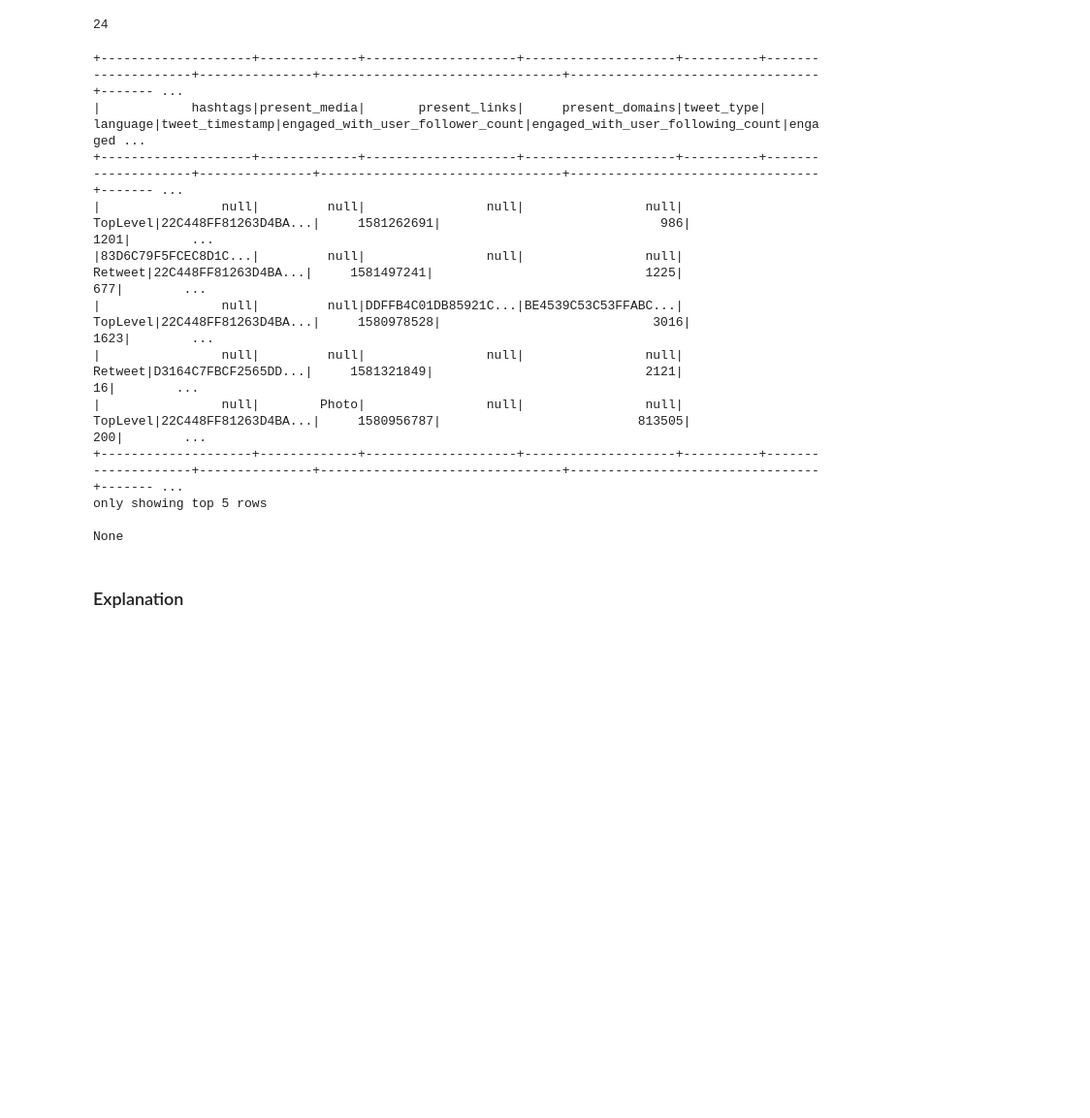
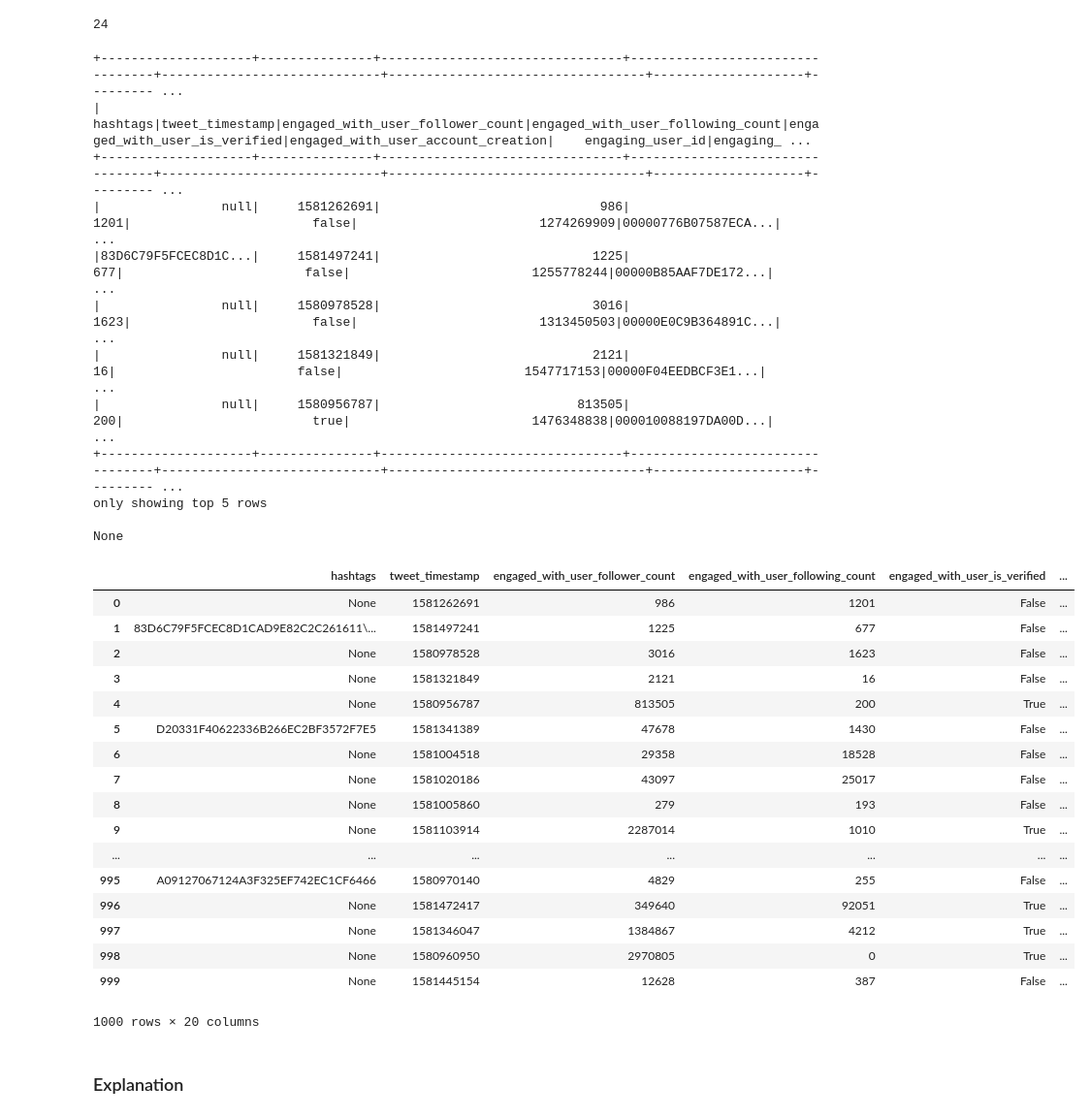
Before and after one commit to BrennerG/recsys-twitter, a Jupyter notebook: src/Twitter.ipynb, the cells around one changed output. Shown: that part at 97% size. Drawn from its saved outputs; the diff is of its cells as text; code cells hidden in the pictures; blank space fills up the shorter version.

Commit message:
preprocessing nearly done

```diff
--- a/src/Twitter.ipynb
+++ b/src/Twitter.ipynb
@@ -145,20 +195,40 @@ from twitter_preproc import *
 # %%
 preproc = twitter_preproc(spark, sc, train, column_names, SCHEMA)
 print(preproc.getDF().show(5))
 #print(preproc.getDF().show(5))
+import pandas as pd
+pd.DataFrame(preproc.getDF().take(1000), columns=preproc.getDF().columns)
 # %% [output]
-+--------------------+-------------+--------------------+--------------------+----------+--------------------+---------------+--------------------------------+---------------------------------+------- ...
-|            hashtags|present_media|       present_links|     present_domains|tweet_type|            language|tweet_timestamp|engaged_with_user_follower_count|engaged_with_user_following_count|engaged ...
-+--------------------+-------------+--------------------+--------------------+----------+--------------------+---------------+--------------------------------+---------------------------------+------- ...
-|                null|         null|                null|                null|  TopLevel|22C448FF81263D4BA...|     1581262691|                             986|                             1201|        ...
-|83D6C79F5FCEC8D1C...|         null|                null|                null|   Retweet|22C448FF81263D4BA...|     1581497241|                            1225|                              677|        ...
-|                null|         null|DDFFB4C01DB85921C...|BE4539C53C53FFABC...|  TopLevel|22C448FF81263D4BA...|     1580978528|                            3016|                             1623|        ...
-|                null|         null|                null|                null|   Retweet|D3164C7FBCF2565DD...|     1581321849|                            2121|                               16|        ...
-|                null|        Photo|                null|                null|  TopLevel|22C448FF81263D4BA...|     1580956787|                          813505|                              200|        ...
-+--------------------+-------------+--------------------+--------------------+----------+--------------------+---------------+--------------------------------+---------------------------------+------- ...
++--------------------+---------------+--------------------------------+---------------------------------+-----------------------------+----------------------------------+--------------------+--------- ...
+|            hashtags|tweet_timestamp|engaged_with_user_follower_count|engaged_with_user_following_count|engaged_with_user_is_verified|engaged_with_user_account_creation|    engaging_user_id|engaging_ ...
++--------------------+---------------+--------------------------------+---------------------------------+-----------------------------+----------------------------------+--------------------+--------- ...
+|                null|     1581262691|                             986|                             1201|                        false|                        1274269909|00000776B07587ECA...|          ...
+|83D6C79F5FCEC8D1C...|     1581497241|                            1225|                              677|                        false|                        1255778244|00000B85AAF7DE172...|          ...
+|                null|     1580978528|                            3016|                             1623|                        false|                        1313450503|00000E0C9B364891C...|          ...
+|                null|     1581321849|                            2121|                               16|                        false|                        1547717153|00000F04EEDBCF3E1...|          ...
+|                null|     1580956787|                          813505|                              200|                         true|                        1476348838|000010088197DA00D...|          ...
++--------------------+---------------+--------------------------------+---------------------------------+-----------------------------+----------------------------------+--------------------+--------- ...
 only showing top 5 rows
 
 None
+|  | hashtags | tweet_timestamp | engaged_with_user_follower_count | engaged_with_user_following_count | engaged_with_user_is_verified | ... |
+| 0 | None | 1581262691 | 986 | 1201 | False | ... |
+| 1 | 83D6C79F5FCEC8D1CAD9E82C2C261611\... | 1581497241 | 1225 | 677 | False | ... |
+| 2 | None | 1580978528 | 3016 | 1623 | False | ... |
+| 3 | None | 1581321849 | 2121 | 16 | False | ... |
+| 4 | None | 1580956787 | 813505 | 200 | True | ... |
+| 5 | D20331F40622336B266EC2BF3572F7E5 | 1581341389 | 47678 | 1430 | False | ... |
+| 6 | None | 1581004518 | 29358 | 18528 | False | ... |
+| 7 | None | 1581020186 | 43097 | 25017 | False | ... |
+| 8 | None | 1581005860 | 279 | 193 | False | ... |
+| 9 | None | 1581103914 | 2287014 | 1010 | True | ... |
+| ... | ... | ... | ... | ... | ... | ... |
+| 995 | A09127067124A3F325EF742EC1CF6466 | 1580970140 | 4829 | 255 | False | ... |
+| 996 | None | 1581472417 | 349640 | 92051 | True | ... |
+| 997 | None | 1581346047 | 1384867 | 4212 | True | ... |
+| 998 | None | 1580960950 | 2970805 | 0 | True | ... |
+| 999 | None | 1581445154 | 12628 | 387 | False | ... |
+1000 rows × 20 columns
 # %% [markdown]
 ### Explanation
 # %%
```
Also changed, not shown: parts of 6 cells of this notebook, 2 other files.
